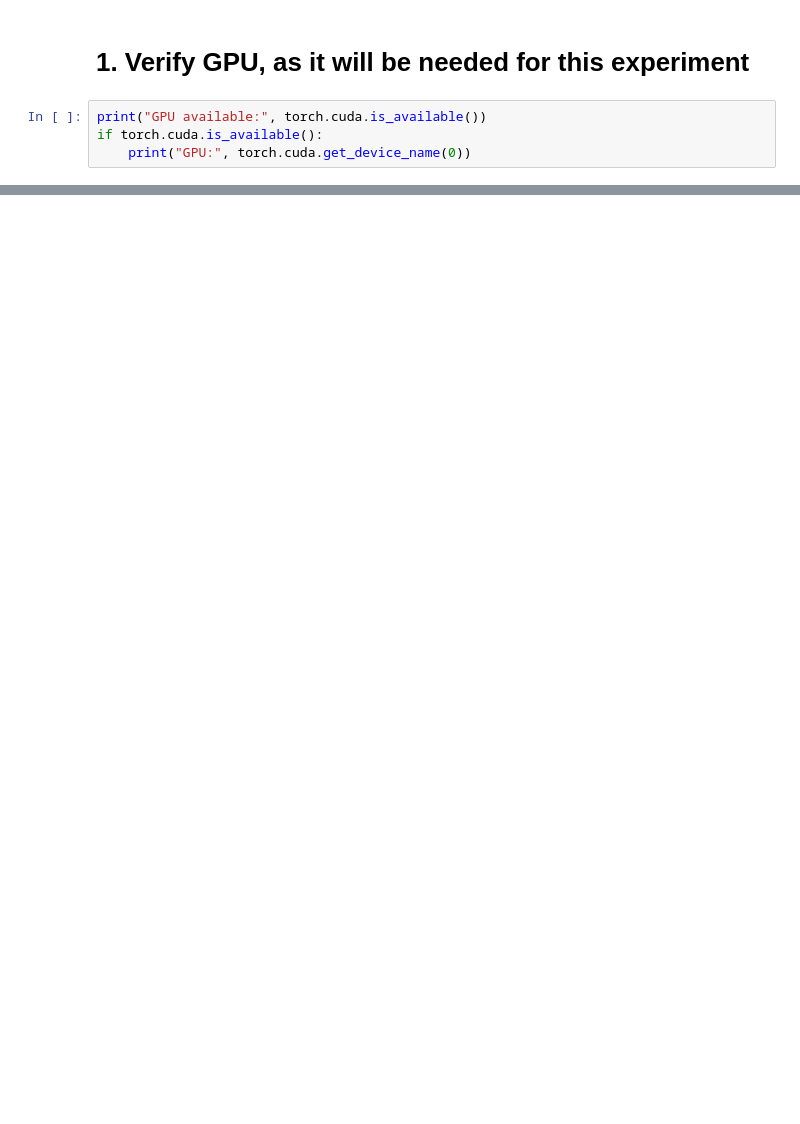
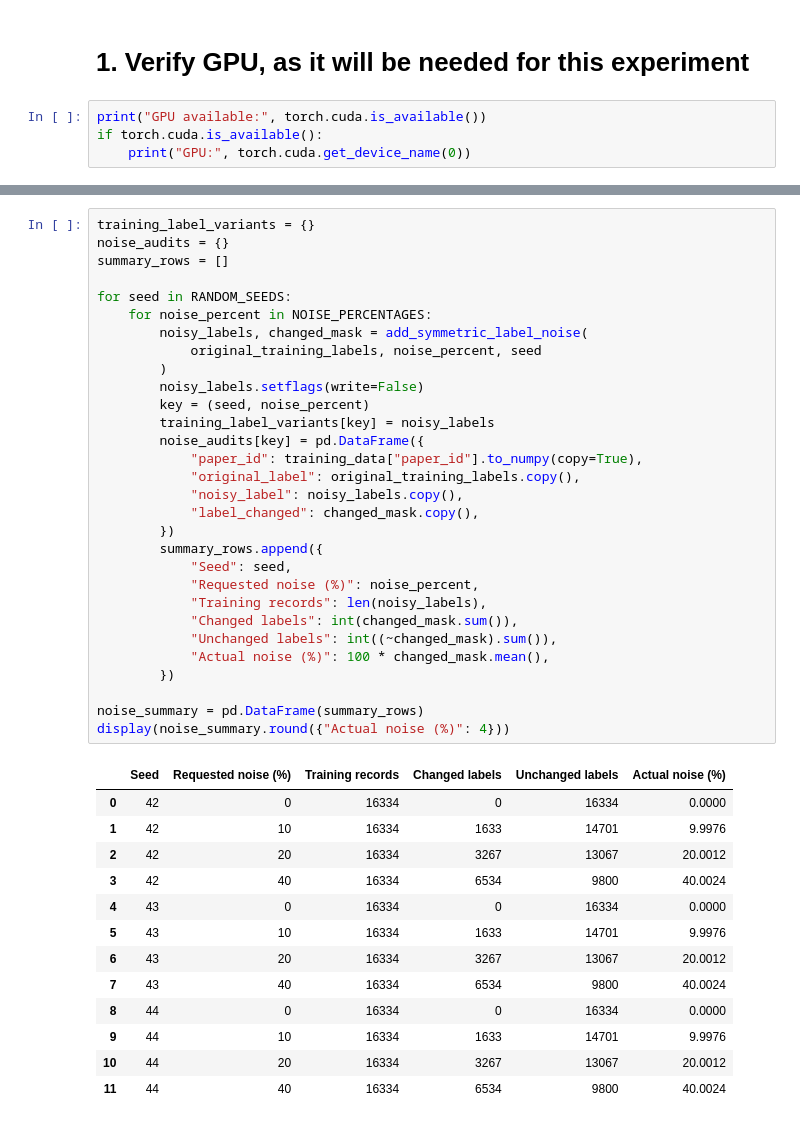
Before and after one commit to CallumGA/MIA5150-Final-Project, a Jupyter notebook: main.ipynb, the cells around one changed output, grey strips where cells are left out. Drawn from its saved outputs; the diff is of its cells as text; blank space fills up the shorter version.

```diff
--- a/main.ipynb
+++ b/main.ipynb
@@ -33,0 +159,44 @@ if torch.cuda.is_available():
+# %%
+training_label_variants = {}
+noise_audits = {}
+summary_rows = []
+
+for seed in RANDOM_SEEDS:
+    for noise_percent in NOISE_PERCENTAGES:
+        noisy_labels, changed_mask = add_symmetric_label_noise(
+            original_training_labels, noise_percent, seed
+        )
+        noisy_labels.setflags(write=False)
+        key = (seed, noise_percent)
+        training_label_variants[key] = noisy_labels
+        noise_audits[key] = pd.DataFrame({
+            "paper_id": training_data["paper_id"].to_numpy(copy=True),
+            "original_label": original_training_labels.copy(),
+            "noisy_label": noisy_labels.copy(),
+            "label_changed": changed_mask.copy(),
+        })
+        summary_rows.append({
+            "Seed": seed,
+            "Requested noise (%)": noise_percent,
+            "Training records": len(noisy_labels),
+            "Changed labels": int(changed_mask.sum()),
+            "Unchanged labels": int((~changed_mask).sum()),
+            "Actual noise (%)": 100 * changed_mask.mean(),
+        })
+
+noise_summary = pd.DataFrame(summary_rows)
+display(noise_summary.round({"Actual noise (%)": 4}))
+# %% [output]
+|  | Seed | Requested noise (%) | Training records | Changed labels | Unchanged labels | Actual noise (%) |
+| 0 | 42 | 0 | 16334 | 0 | 16334 | 0.0000 |
+| 1 | 42 | 10 | 16334 | 1633 | 14701 | 9.9976 |
+| 2 | 42 | 20 | 16334 | 3267 | 13067 | 20.0012 |
+| 3 | 42 | 40 | 16334 | 6534 | 9800 | 40.0024 |
+| 4 | 43 | 0 | 16334 | 0 | 16334 | 0.0000 |
+| 5 | 43 | 10 | 16334 | 1633 | 14701 | 9.9976 |
+| 6 | 43 | 20 | 16334 | 3267 | 13067 | 20.0012 |
+| 7 | 43 | 40 | 16334 | 6534 | 9800 | 40.0024 |
+| 8 | 44 | 0 | 16334 | 0 | 16334 | 0.0000 |
+| 9 | 44 | 10 | 16334 | 1633 | 14701 | 9.9976 |
+| 10 | 44 | 20 | 16334 | 3267 | 13067 | 20.0012 |
+| 11 | 44 | 40 | 16334 | 6534 | 9800 | 40.0024 |
```
Also changed, not shown: parts of 13 cells of this notebook.
